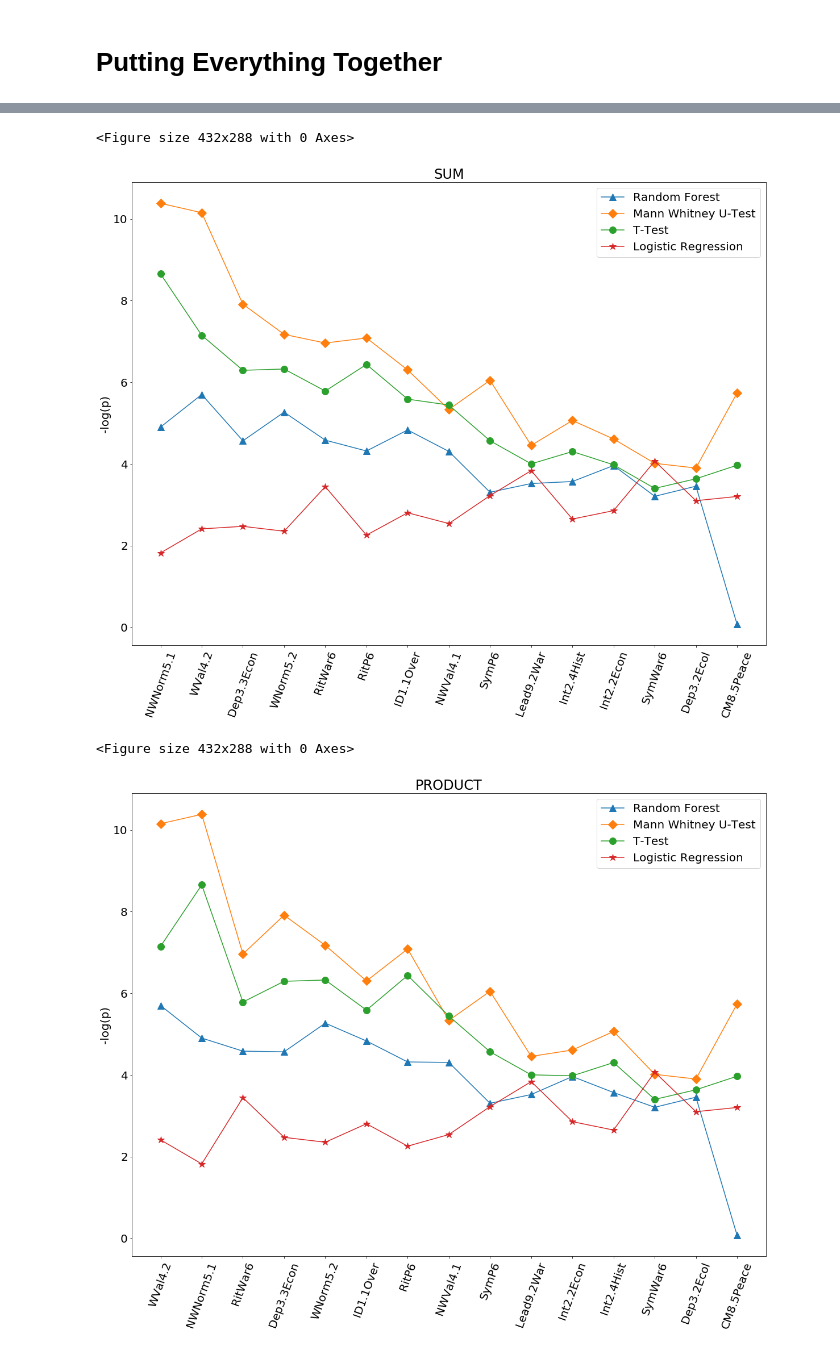
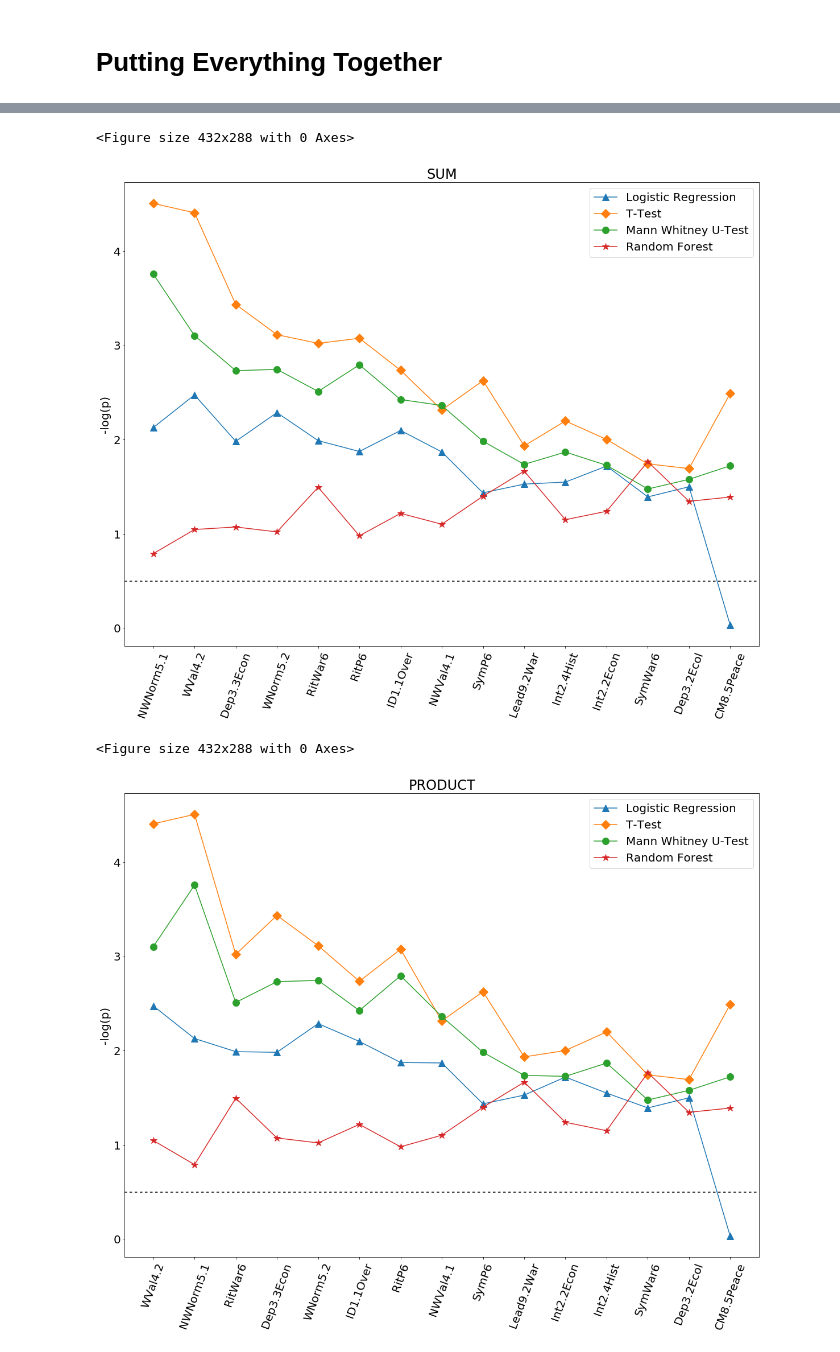
Before and after one commit to knarfamlap/Peace_System, a Jupyter notebook: main.ipynb, the cells around one changed output, grey strips where cells are left out. Cells and saved outputs as stored; diff of their text form; code cells hidden in the pictures.

```diff
--- a/main.ipynb
+++ b/main.ipynb
@@ -379,10 +379,10 @@ all_methods = pd.DataFrame({
     'MannWhitneyU_Test' : mannwhitneyu['mannwhitneyu_p_value'],
     'T_Test' : ttest['ttest_p_value'],
     'Logistic_Regression' : logit_results['Logistic_Sig_Level'],
-    'Log_Random_Forest' : np.log(1 / rfc_feature_importances['rfc_feature_importance']),
-    'Log_MannWhitneyU_Test' : np.log(1 / mannwhitneyu['mannwhitneyu_p_value']),
-    'Log_T_Test' : np.log(1 / ttest['ttest_p_value']),
-    'Log_Logistic_Regression' : np.log(1 / logit_results['Logistic_Sig_Level'])
+    'Log_Random_Forest' : np.log10(1 / (rfc_feature_importances['rfc_feature_importance'])),
+    'Log_MannWhitneyU_Test' : np.log10(1 / (mannwhitneyu['mannwhitneyu_p_value'])),
+    'Log_T_Test' : np.log10(1 / ttest['ttest_p_value']),
+    'Log_Logistic_Regression' : np.log10(1 / (logit_results['Logistic_Sig_Level']))
 },)
 # %%
 all_methods
@@ -494,6 +494,6 @@ CM8.5Peace    12.979458
 Name: LOG_SUM, dtype: float64
 # %%
-methods_names = ['Random Forest', 'Mann Whitney U-Test', 'T-Test', 'Logistic Regression']
+methods_names = ['Logistic Regression',  'T-Test', 'Mann Whitney U-Test', 'Random Forest']
 # %%
 methods_srted_logsum = all_methods.sort_values(by=['LOG_SUM'], ascending=False)
 
@@ -547,6 +547,7 @@ plt.title('SUM')
 for col in methods_srted_logsum[log_columns].columns:
     plt.plot(methods_srted_logsum[col], marker=next(marker), markersize=12)
 
+plt.axhline(0.5, 0, color='black', label='0.5', dashes=(3,3))
 plt.xticks(range(X.shape[1]), methods_srted_logsum.index.values, rotation=70)
 plt.ylabel('-log(p)')
 plt.legend(methods_names)
@@ -555,22 +556,23 @@ plt.savefig('sum.png')
 plt.show()
 # %% [output]
 <Figure size 432x288 with 0 Axes>
-[figure, old version]
+[figure, new version]
 # %%
 plt.figure()
 plt.rcParams.update({'font.size': 20})
 plt.subplots(figsize=(20,15))
 plt.title('PRODUCT')
 
 for col in methods_srted_logproduct[log_columns].columns:
     plt.plot(methods_srted_logproduct[col], marker=next(marker), markersize=12)
 
+plt.axhline(0.5, 0, color='black', label='0.5', dashes=(3,3))
 plt.xticks(range(X.shape[1]), methods_srted_logproduct.index.values, rotation=70)
 plt.ylabel('-log(p)')
 plt.legend(methods_names)
 
 plt.savefig('product.png')
 plt.show()
 # %% [output]
 <Figure size 432x288 with 0 Axes>
-[figure, old version]
+[figure, new version]
```
Also changed, not shown: parts of 7 cells of this notebook, 2 other files.
